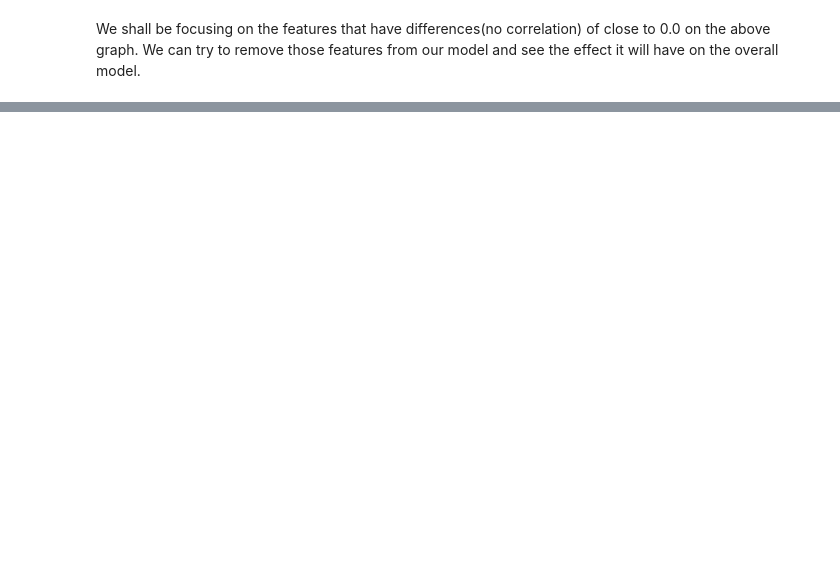
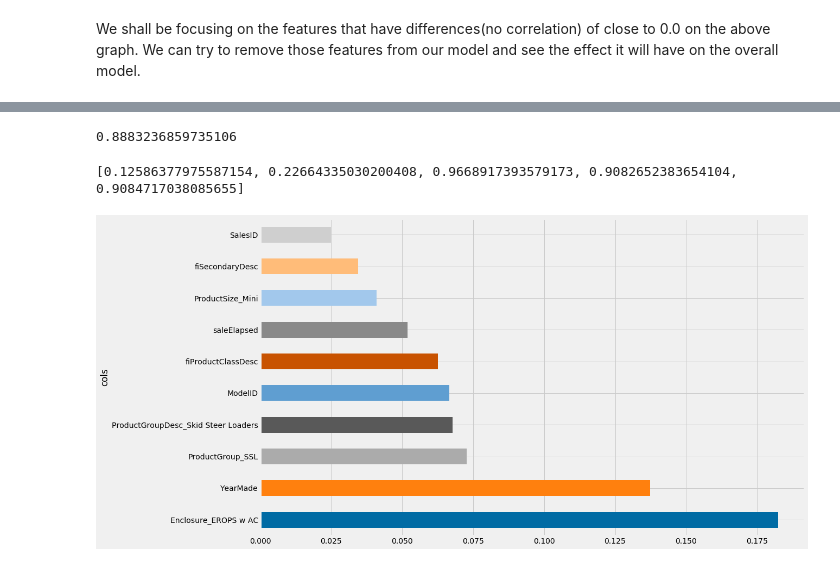
Before and after one commit to MrRutledge/ML_Practice, a Jupyter notebook: FastAi_ML_RandomForest.ipynb, the cells around one changed output, grey strips where cells are left out. Saved outputs shown, nothing was run; the diff lists cells and outputs as text; code cells hidden in the pictures; blank space fills up the shorter version.

```diff
--- a/FastAi_ML_RandomForest.ipynb
+++ b/FastAi_ML_RandomForest.ipynb
@@ -815,0 +834,8 @@ def get_oob(df)
+# %%
+to_drop = ['saleYear', 'fiBaseModel', 'Grouser_Tracks']
+get_oob(df_keep.drop(to_drop, axis=1))
+# %% [output]
+0.8883236859735106
+# %%
+df_keep.drop(to_drop, axis=1, inplace=True)
+X_train, X_valid = split_vals(df_keep, n_trn)
@@ -815,0 +849,6 @@ def get_oob(df)
+# %%
+m = RandomForestRegressor(n_estimators=40, min_samples_leaf=3, max_features=0.5, n_jobs=-1, oob_score=True)
+m.fit(X_train, y_train)
+print_score(m)
+# %% [output]
+[0.12586377975587154, 0.22664335030200408, 0.9668917393579173, 0.9082652383654104, 0.9084717038085655]
@@ -815,0 +860,9 @@ def get_oob(df)
+# %%
+df_trn3, y_trn, nas = proc_df(raw_data, 'SalePrice', max_n_cat=7)
+X_train, X_valid = split_vals(df_trn3, n_trn)
+m = RandomForestRegressor(n_estimators=40, min_samples_leaf=3, max_features=0.6, n_jobs=-1)
+m.fit(X_train, y_train);
+# %%
+plot_fi(rf_feat_importance(m, df_trn3)[:10]);
+# %% [output]
+[figure, added]
```
Also changed, not shown: parts of 50 cells of this notebook.
